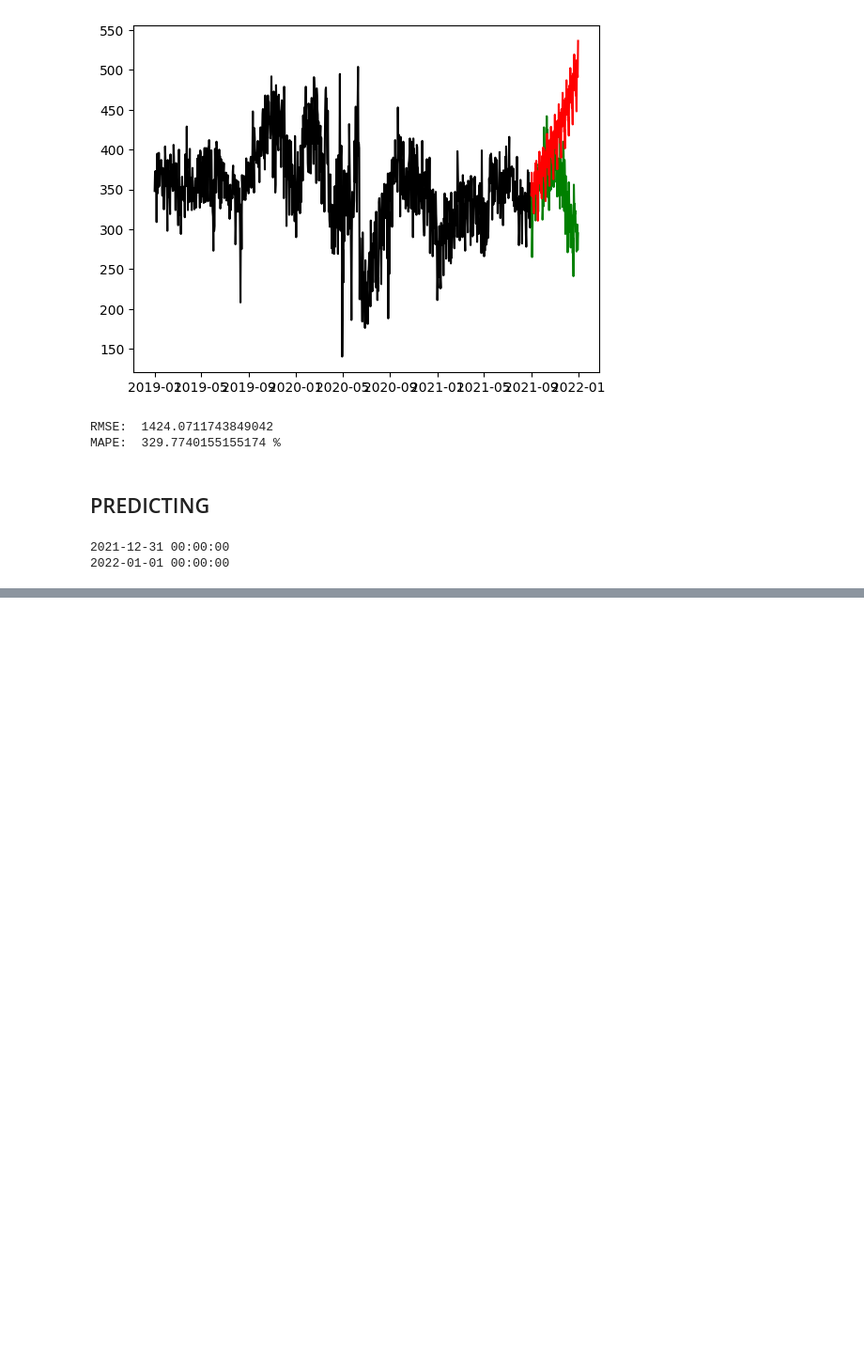
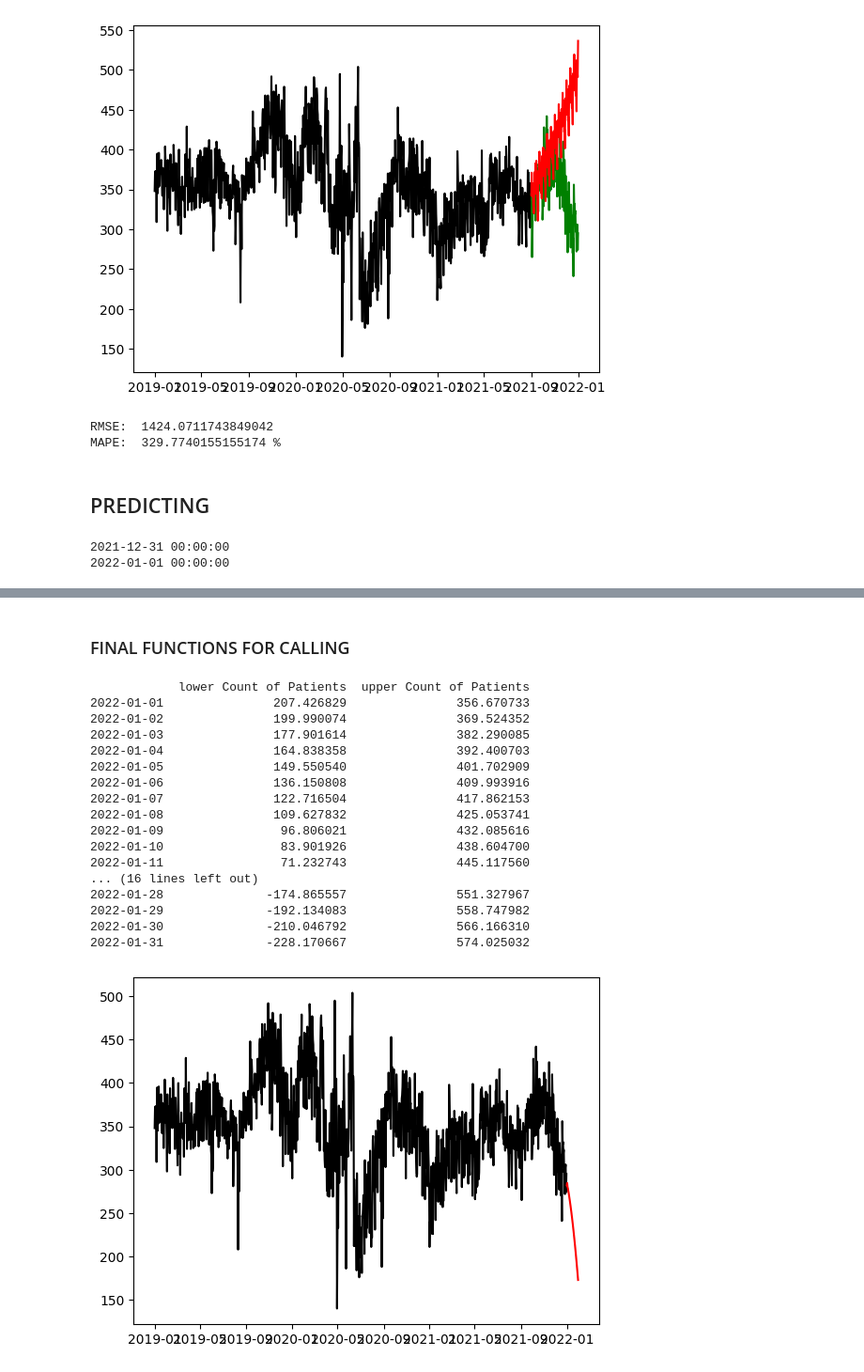
Before and after one commit to sumaiyahchinoy/er-dashboard-fyp-cronpipeline, a Jupyter notebook: TSModelling(Notebook).ipynb, the cells around one changed output, grey strips where cells are left out. Shown: that part at 94% size. Drawn from its saved outputs; the diff is of its cells as text; code cells hidden in the pictures; blank space fills up the shorter version.

Commit message:
final functions for calling added"

```diff
--- a/TSModelling(Notebook).ipynb
+++ b/TSModelling(Notebook).ipynb
@@ -285,0 +274,43 @@ plt.plot(y_pred_out, color='Red', label = 'ARIMA Predictions')
+# %% [markdown]
+<h3> FINAL FUNCTIONS FOR CALLING
+# %%
+def run_model(data):
+    y = data['Count of Patients']
+    ARIMAmodel = ARIMA(y, order = (2, 4, 4))
+    ARIMAmodel = ARIMAmodel.fit()
+    return ARIMAmodel
+# %%
+def get_predictions(data, prediction_len):
+    ARIMAmodel = run_model(data)
+    y_pred = ARIMAmodel.get_forecast(steps = prediction_len)
+    y_pred_df = y_pred.conf_int(alpha = 0.05)
+    y_pred_df["Predictions"] = ARIMAmodel.predict(start = y_pred_df.index[0], end = y_pred_df.index[-1])
+    y_pred_out = y_pred_df["Predictions"]
+    return y_pred_out
+# %%
+def visualize(data, prediction_len):
+    data.index = data['Triage_Datetime']
+    del data['Triage_Datetime']
+    plt.plot(data, color='Black')
+    plt.plot(get_predictions(data, prediction_len), color='Red', label = 'ARIMA Predictions')
+# %%
+visualize(new_df, 31)
+# %% [output]
+            lower Count of Patients  upper Count of Patients
+2022-01-01               207.426829               356.670733
+2022-01-02               199.990074               369.524352
+2022-01-03               177.901614               382.290085
+2022-01-04               164.838358               392.400703
+2022-01-05               149.550540               401.702909
+2022-01-06               136.150808               409.993916
+2022-01-07               122.716504               417.862153
+2022-01-08               109.627832               425.053741
+2022-01-09                96.806021               432.085616
+2022-01-10                83.901926               438.604700
+2022-01-11                71.232743               445.117560
+... (16 lines left out)
+2022-01-28              -174.865557               551.327967
+2022-01-29              -192.134083               558.747982
+2022-01-30              -210.046792               566.166310
+2022-01-31              -228.170667               574.025032
+[figure, added]
```
Also changed, not shown: parts of 4 cells of this notebook, 1 other file.
